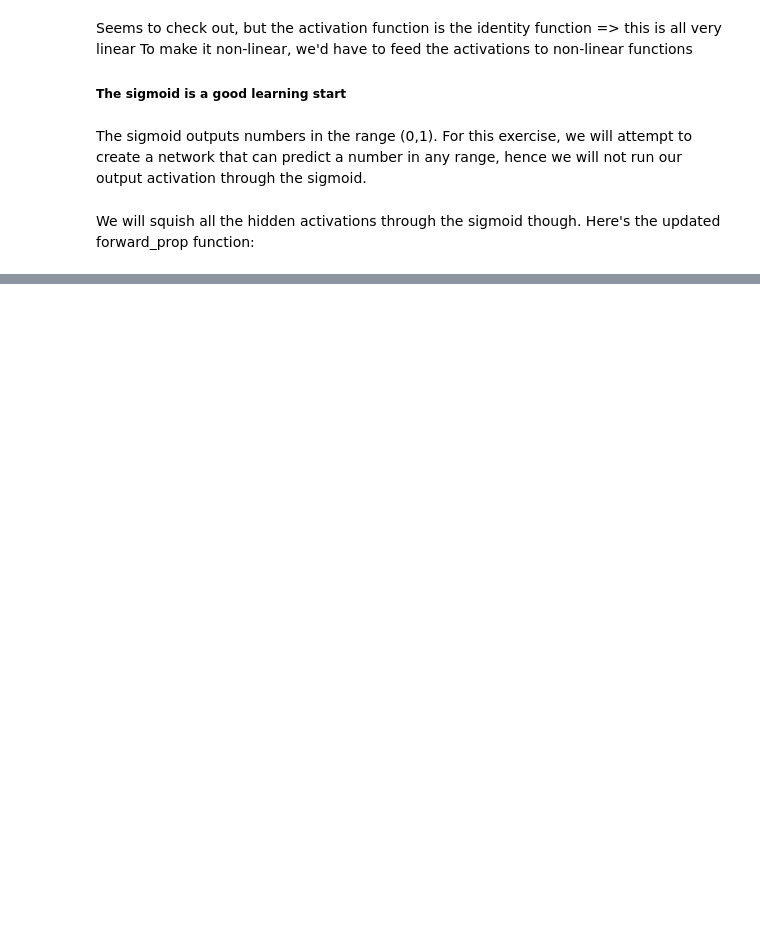
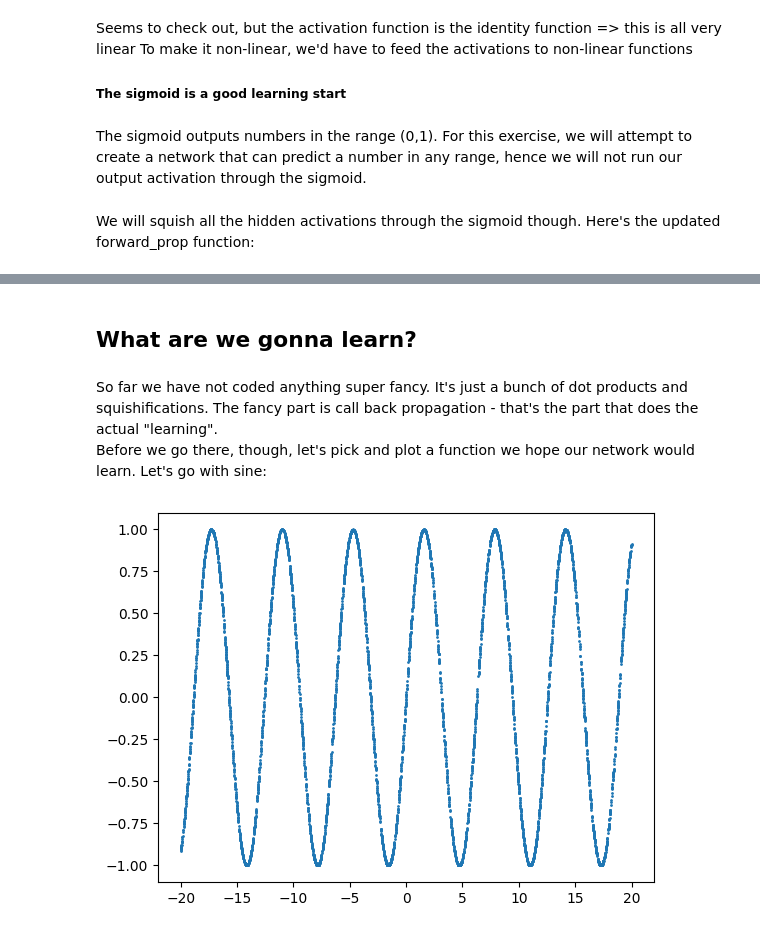
Before and after one commit to boyko11/neural-net-scratch, a Jupyter notebook: neural_net.ipynb, the cells around one changed output, grey strips where cells are left out. Saved outputs shown, nothing was run; the diff lists cells and outputs as text; code cells hidden in the pictures; blank space fills up the shorter version.

```diff
--- a/neural_net.ipynb
+++ b/neural_net.ipynb
@@ -191,0 +220,27 @@ print(output_vector)
+# %% [markdown]
+## What are we gonna learn?
+# %% [markdown]
+So far we have not coded anything super fancy. It's just a bunch of dot products and squishifications. The fancy part is call back propagation - that's the part that does the actual "learning".
+Before we go there, though, let's pick and plot a function we hope our network would learn. Let's go with sine:
+# %%
+def generate_sine_data(x_min=-20, x_max=20, num_records=5000):
+
+    x_vals = np.round(np.random.uniform(low=x_min, high=x_max, size=num_records), 4)
+    y_vals = np.round(np.sin(x_vals), 4)
+
+    x_y_sine_data = np.array([
+       x_vals,
+       y_vals
+    ]).T
+    return x_y_sine_data
+
+x_y_sine_data = generate_sine_data()
+x_vals = x_y_sine_data[:, 0, np.newaxis]
+y_vals = x_y_sine_data[:, 1, np.newaxis]
+
+import matplotlib.pyplot as plt
+plt.figure(1)
+plt.scatter(x_vals, y_vals, s=1)
+plt.show()
+# %% [output]
+[figure, added]
```
Also changed, not shown: parts of 9 cells of this notebook.
